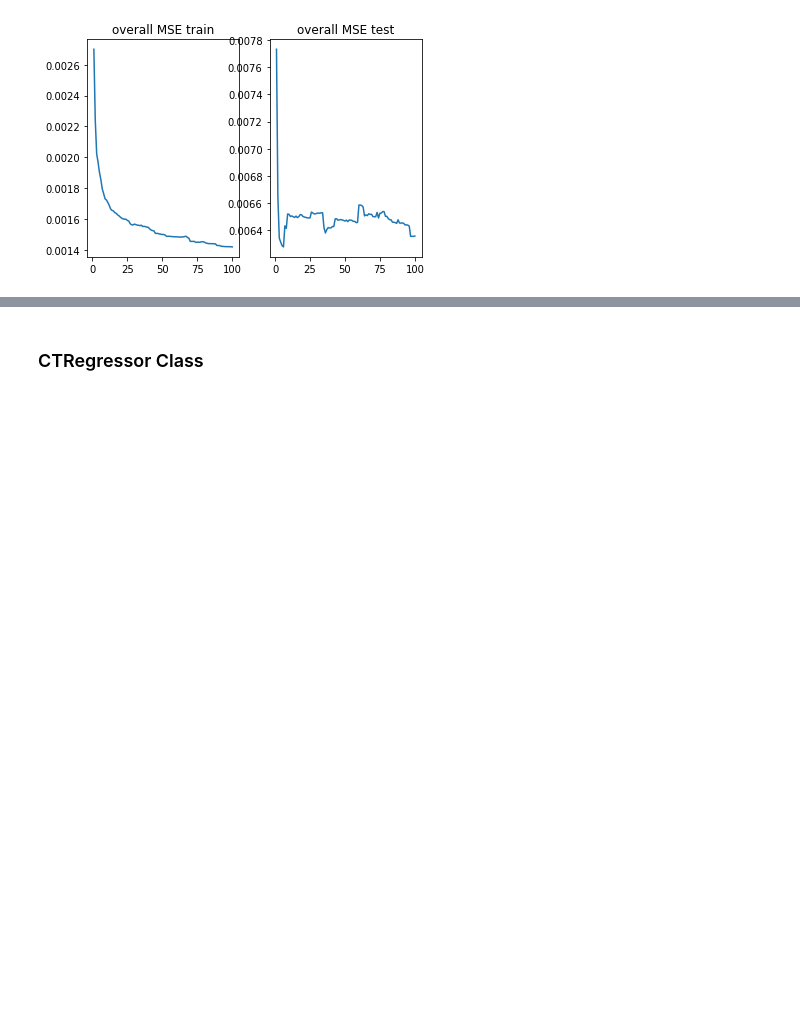
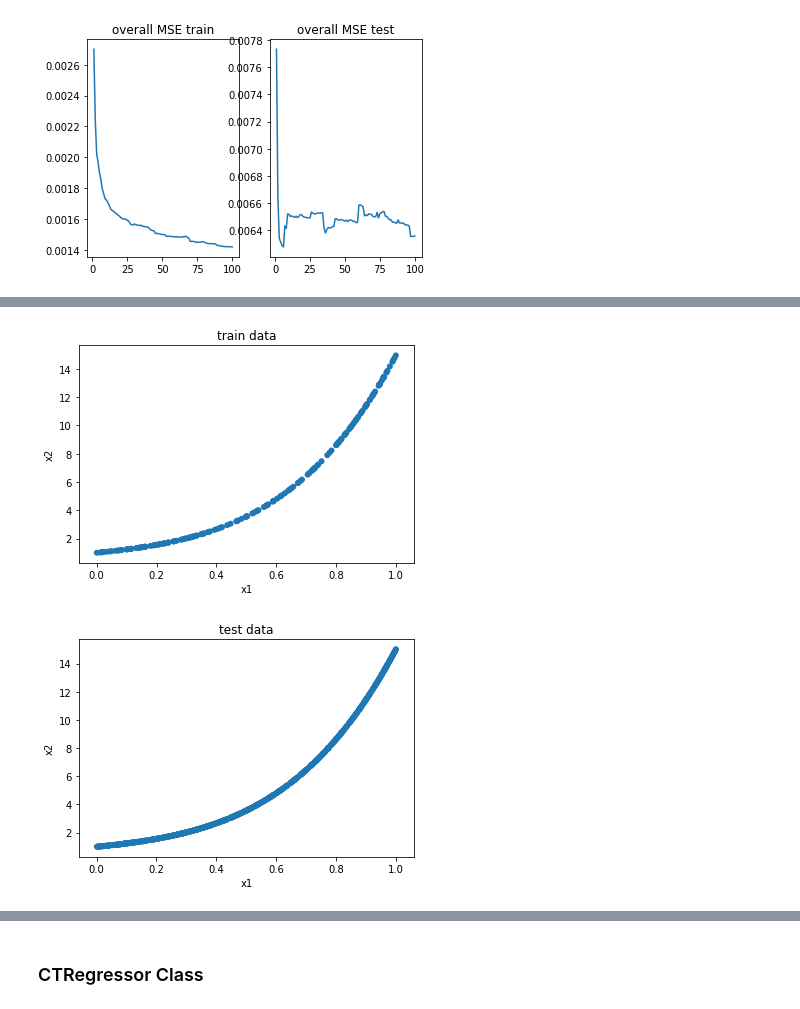
Before and after one commit to rflperry/mvlearn, a Jupyter notebook: coregression_testing.ipynb, the cells around one changed output, grey strips where cells are left out. Cells and saved outputs as stored; diff of their text form; code cells hidden in the pictures; blank space fills up the shorter version.

```diff
--- a/coregression_testing.ipynb
+++ b/coregression_testing.ipynb
@@ -284,0 +333,26 @@ plt.show()
+# %%
+plot_y_train = y_train.copy()
+plot_y_test = y_test.copy()
+
+
+fig = plt.figure()
+ax = fig.add_subplot(111)
+ax.scatter(X[lab_samples,0], plot_y_train[lab_samples], cmap='cividis', edgecolor='none')
+ax.set_xlabel('x1')
+ax.set_ylabel('x2')
+ax.set_title("train data")
+plt.gray()
+plt.show()
+
+
+fig = plt.figure()
+ax = fig.add_subplot(111)
+ax.scatter(X_test, y_test, cmap='cividis', edgecolor='none')
+ax.set_xlabel('x1')
+ax.set_ylabel('x2')
+ax.set_title("test data")
+plt.gray()
+plt.show()
+# %% [output]
+[figure, added]
+[figure, added]
```
Also changed, not shown: parts of 4 cells of this notebook.
